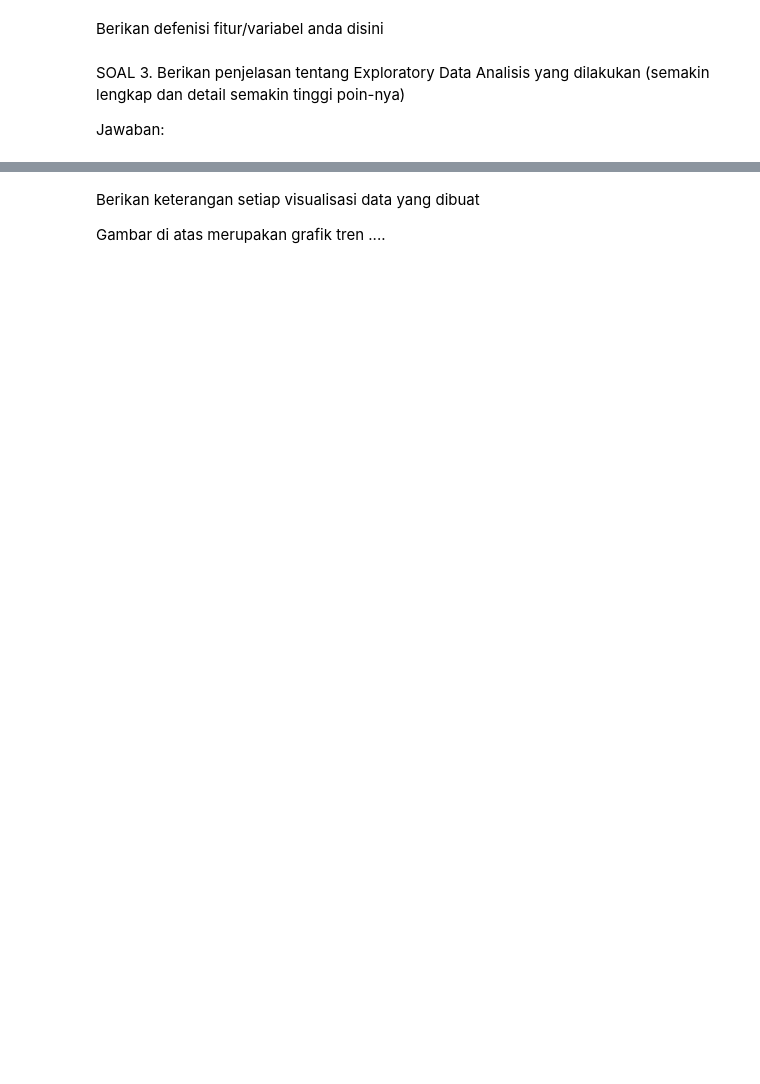
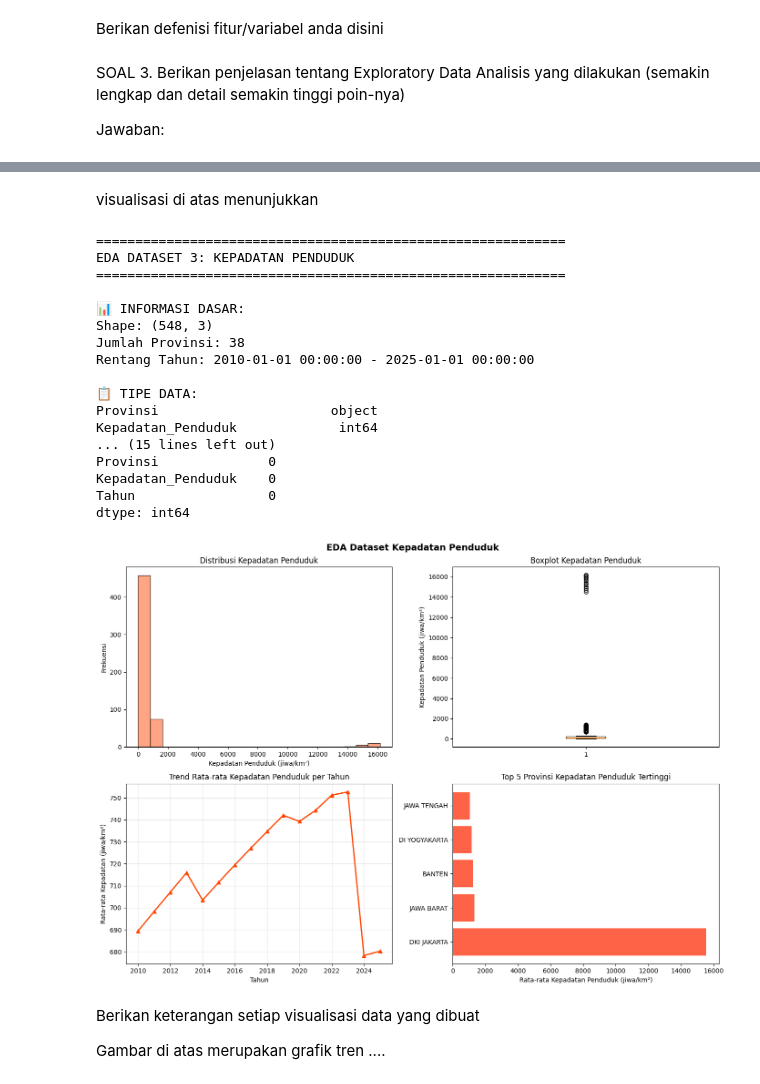
Before and after one commit to Dawwami/uas-pdsa, a Jupyter notebook: Copy_of_NAMA_UAS_PDSA.ipynb, the cells around one changed output, grey strips where cells are left out. Drawn from its saved outputs; the diff is of its cells as text; code cells hidden in the pictures; blank space fills up the shorter version.

```diff
--- a/Copy_of_NAMA_UAS_PDSA.ipynb
+++ b/Copy_of_NAMA_UAS_PDSA.ipynb
@@ -232,3 +259,76 @@ Gambar di atas merupakan grafik tren ....
+# %% [markdown]
+visualisasi di atas menunjukkan
+# %%
+
+# ================== EDA DATASET 3: KEPADATAN PENDUDUK ==================
+print("\n" + "="*60)
+print("EDA DATASET 3: KEPADATAN PENDUDUK")
+print("="*60)
+
+print("\n📊 INFORMASI DASAR:")
+print(f"Shape: {penduduk_eda.shape}")
+print(f"Jumlah Provinsi: {penduduk_eda['Provinsi'].nunique()}")
+print(f"Rentang Tahun: {penduduk_eda['Tahun'].min()} - {penduduk_eda['Tahun'].max()}")
+
+print("\n📋 TIPE DATA:")
+print(penduduk_eda.dtypes)
+
+print("\n📈 STATISTIK DESKRIPTIF:")
+print(penduduk_eda.describe())
+
+print("\n❌ MISSING VALUES:")
+print(penduduk_eda.isnull().sum())
+
+# Visualisasi 3: Kepadatan Penduduk
+fig, axes = plt.subplots(2, 2, figsize=(14, 10))
+fig.suptitle('EDA Dataset Kepadatan Penduduk', fontsize=14, fontweight='bold')
+
+# Histogram distribusi kepadatan penduduk
+axes[0, 0].hist(penduduk_eda['Kepadatan_Penduduk'], bins=20, color='coral', edgecolor='black', alpha=0.7)
+axes[0, 0].set_xlabel('Kepadatan Penduduk (jiwa/km²)')
+axes[0, 0].set_ylabel('Frekuensi')
+axes[0, 0].set_title('Distribusi Kepadatan Penduduk')
+
+# Boxplot kepadatan penduduk
+axes[0, 1].boxplot(penduduk_eda['Kepadatan_Penduduk'].dropna())
+axes[0, 1].set_ylabel('Kepadatan Penduduk (jiwa/km²)')
+axes[0, 1].set_title('Boxplot Kepadatan Penduduk')
+
+# Trend rata-rata kepadatan penduduk per tahun
+trend_penduduk = penduduk_eda.groupby('Tahun')['Kepadatan_Penduduk'].mean()
+axes[1, 0].plot(trend_penduduk.index, trend_penduduk.values, marker='^', color='orangered', linewidth=2)
+axes[1, 0].set_xlabel('Tahun')
+axes[1, 0].set_ylabel('Rata-rata Kepadatan (jiwa/km²)')
+axes[1, 0].set_title('Trend Rata-rata Kepadatan Penduduk per Tahun')
+axes[1, 0].grid(True, alpha=0.3)
+
+# Top 5 Provinsi dengan kepadatan tertinggi
+top5_penduduk = penduduk_eda.groupby('Provinsi')['Kepadatan_Penduduk'].mean().nlargest(5)
+axes[1, 1].barh(top5_penduduk.index, top5_penduduk.values, color='tomato')
+axes[1, 1].set_xlabel('Rata-rata Kepadatan Penduduk (jiwa/km²)')
+axes[1, 1].set_title('Top 5 Provinsi Kepadatan Penduduk Tertinggi')
+
+plt.tight_layout()
+plt.show()
+# %% [output]
+============================================================
+EDA DATASET 3: KEPADATAN PENDUDUK
+============================================================
+
+📊 INFORMASI DASAR:
+Shape: (548, 3)
+Jumlah Provinsi: 38
+Rentang Tahun: 2010-01-01 00:00:00 - 2025-01-01 00:00:00
+
+📋 TIPE DATA:
+Provinsi                      object
+Kepadatan_Penduduk             int64
+... (15 lines left out)
+Provinsi              0
+Kepadatan_Penduduk    0
+Tahun                 0
+dtype: int64
+[figure, added]
 # %% [markdown]
 
 
```
Also changed, not shown: parts of 44 cells of this notebook, 12 other files.
